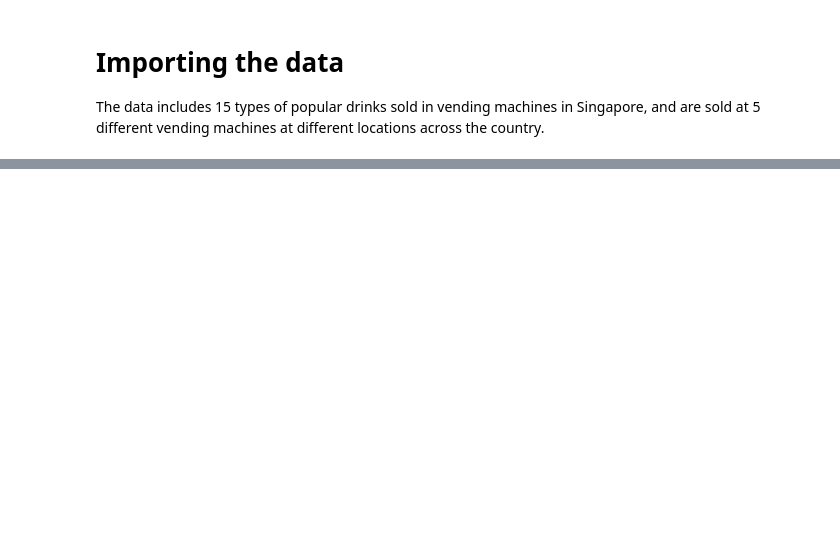
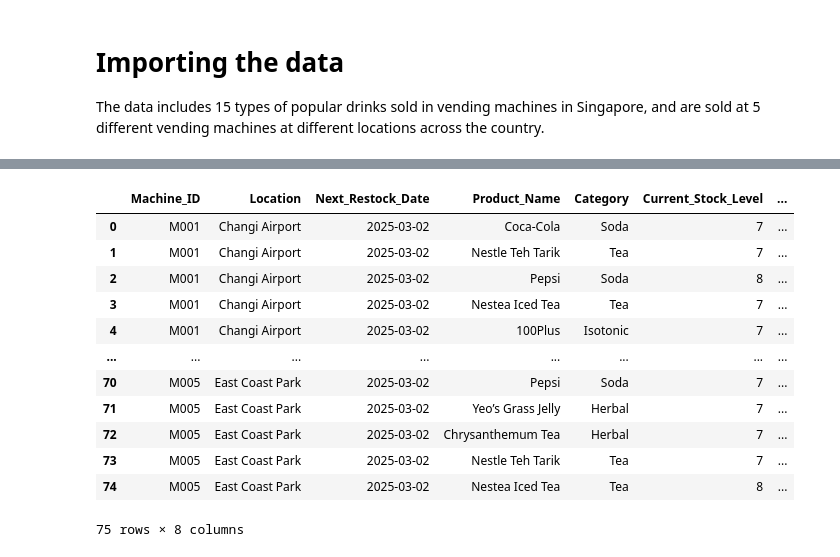
Before and after one commit to DwightCJH/vending-sales-dashboard, a Jupyter notebook: Inventory_Prediction.ipynb, the cells around one changed output, grey strips where cells are left out. Drawn from its saved outputs; the diff is of its cells as text; code cells hidden in the pictures; blank space fills up the shorter version.

```diff
--- a/Inventory_Prediction.ipynb
+++ b/Inventory_Prediction.ipynb
@@ -59,7 +53,7 @@ The data includes 15 types of popular drinks sold in vending machines in Singapo
 # %%
 #Create pandas dataframe from CSV
 
-drinks = pd.read_csv('/content/drive/My Drive/DBTT GROUP 1/Analytics/Vending_Machine_Sales_Data_Singapore.csv')
+drinks = pd.read_csv('dataset/Vending_Machine_Sales_Data_Singapore.csv')
 pd.set_option('display.max_columns', None)
 pd.set_option('display.width', 1000)
 print(drinks)
@@ -109,6 +127,24 @@ sales_data['Recommended_Stock_Level'] = (
 category_lookup = drinks[['Product_ID', 'Category']].drop_duplicates()
 sales_data = sales_data.merge(category_lookup, on='Product_ID', how='left')
 
+# Create daily_sales DataFrame - group by Machine_ID, Product_ID, and Date
+daily_sales = drinks.groupby(['Machine_ID', 'Date'])['Units_Sold'].sum().reset_index()
+
+# Create machine_summary DataFrame
+machine_summary = sales_data.groupby(['Machine_ID', 'Location_Type']).agg({
+    'Recommended_Stock_Level': 'sum',
+    'Restock_Frequency_Days': 'mean'
+}).reset_index()
+machine_summary.rename(columns={'Restock_Frequency_Days': 'Avg_Restock_Frequency_Days'}, inplace=True)
+
+# Create machines DataFrame with unique Machine_ID and Location_Type
+machines = drinks[['Machine_ID', 'Location_Type']].drop_duplicates()
+
+# Convert the Date column to datetime objects
+drinks['Date'] = pd.to_datetime(drinks['Date'])
+
+# Convert dates in daily_sales if needed
+daily_sales['Date'] = pd.to_datetime(daily_sales['Date'])
 
 # STEP 9: Final Output
 sales_data = sales_data[['Machine_ID', 'Location_Type','Product_ID','Product_Name', 'Category',
@@ -205,6 +297,6 @@ for _, row in machines.iterrows():
 # %%
 import pandas as pd
-from datetime import timedelta
+from datetime import timedelta, datetime
 
 order_tables = []  # To store all machine-level dataframes
 
@@ -215,33 +307,47 @@ for _, row in machine_summary.iterrows():
     # Grab product-level recommendations
     machine_subset = sales_data[sales_data['Machine_ID'] == machine_id][['Product_Name', 'Product_ID', 'Category', 'Recommended_Stock_Level']].copy()
 
     # Get the latest CURRENT stock level from drinks dataset and round to whole numbers
     latest_stock = drinks[drinks['Machine_ID'] == machine_id].groupby('Product_ID')['Current_Stock_Level'].mean().reset_index()
     latest_stock['Current_Stock_Level'] = latest_stock['Current_Stock_Level'].round().astype(int)  # Round to whole number
 
     # Merge with recommended stock
     machine_subset = machine_subset.merge(latest_stock, on='Product_ID', how='left')
 
     # Calculate actual top-up requirement (ensure it's a whole number)
     machine_subset['Order_Quantity (Units)'] = (machine_subset['Recommended_Stock_Level'] - machine_subset['Current_Stock_Level']).clip(lower=0).round().astype(int)
 
     # Reformat table with additional columns
     machine_subset = machine_subset[['Product_Name', 'Category', 'Current_Stock_Level', 'Recommended_Stock_Level', 'Order_Quantity (Units)']]
     machine_subset = machine_subset.sort_values('Order_Quantity (Units)', ascending=False).reset_index(drop=True)
 
     # Calculate next restock date based on average restock frequency
-    last_sale_date = daily_sales[daily_sales['Machine_ID'] == machine_id]['Date'].max()
+    last_sale_date = pd.to_datetime(daily_sales[daily_sales['Machine_ID'] == machine_id]['Date'].max())  # Convert to datetime
     next_restock_date = last_sale_date + timedelta(days=int(row['Avg_Restock_Frequency_Days']))
 
     # Add machine, location, and next restock date
     machine_subset.insert(0, 'Machine_ID', machine_id)
     machine_subset.insert(1, 'Location', location)
-    machine_subset.insert(2, 'Next_Restock_Date', next_restock_date.strftime('%Y-%m-%d'))
+    machine_subset.insert(2, 'Next_Restock_Date', next_restock_date.strftime('%Y-%m-%d'))  # Convert back to string format
 
     # Append to global list
     order_tables.append(machine_subset)
 
 # Combine all tables into one dataframe
 final_order_df = pd.concat(order_tables, ignore_index=True)
 final_order_df
+# %% [output]
+|  | Machine_ID | Location | Next_Restock_Date | Product_Name | Category | Current_Stock_Level | ... |
+| 0 | M001 | Changi Airport | 2025-03-02 | Coca-Cola | Soda | 7 | ... |
+| 1 | M001 | Changi Airport | 2025-03-02 | Nestle Teh Tarik | Tea | 7 | ... |
+| 2 | M001 | Changi Airport | 2025-03-02 | Pepsi | Soda | 8 | ... |
+| 3 | M001 | Changi Airport | 2025-03-02 | Nestea Iced Tea | Tea | 7 | ... |
+| 4 | M001 | Changi Airport | 2025-03-02 | 100Plus | Isotonic | 7 | ... |
+| ... | ... | ... | ... | ... | ... | ... | ... |
+| 70 | M005 | East Coast Park | 2025-03-02 | Pepsi | Soda | 7 | ... |
+| 71 | M005 | East Coast Park | 2025-03-02 | Yeo’s Grass Jelly | Herbal | 7 | ... |
+| 72 | M005 | East Coast Park | 2025-03-02 | Chrysanthemum Tea | Herbal | 7 | ... |
+| 73 | M005 | East Coast Park | 2025-03-02 | Nestle Teh Tarik | Tea | 7 | ... |
+| 74 | M005 | East Coast Park | 2025-03-02 | Nestea Iced Tea | Tea | 8 | ... |
+75 rows × 8 columns
 # %%
```
Also changed, not shown: parts of 8 cells of this notebook.
